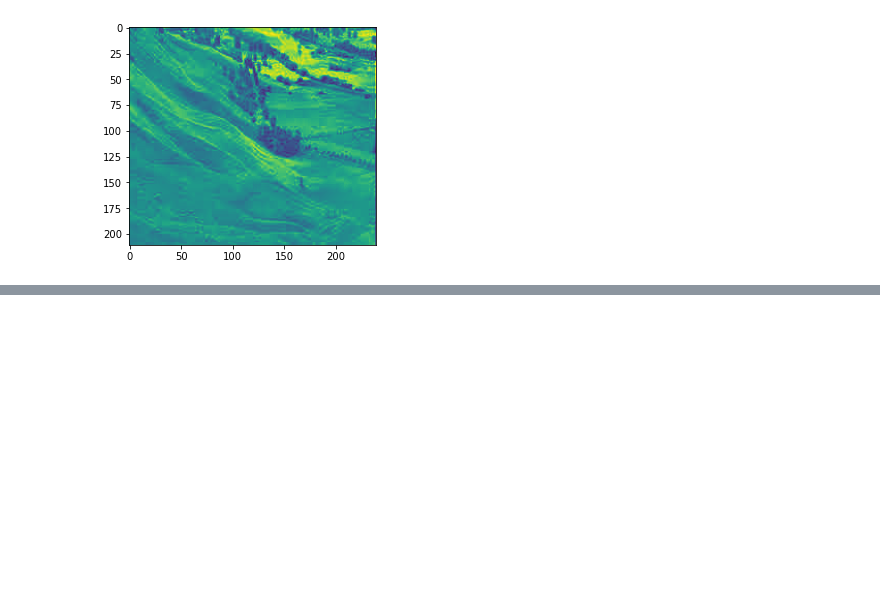
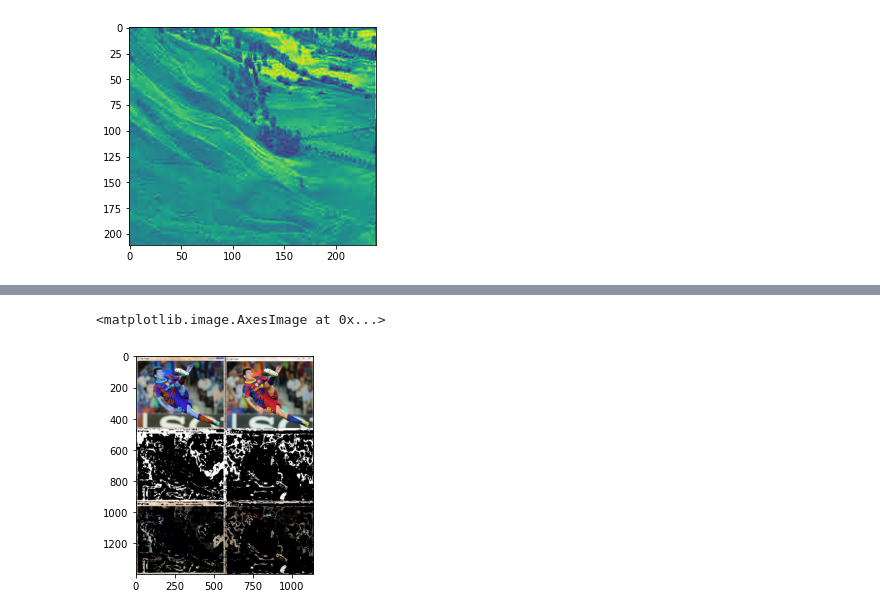
Before and after one commit to ghcn345/OpenCV, a Jupyter notebook: 4-图像处理.ipynb, the cells around one changed output, grey strips where cells are left out. Saved outputs shown, nothing was run; the diff lists cells and outputs as text; code cells hidden in the pictures; blank space fills up the shorter version.

```diff
--- a/4-图像处理.ipynb
+++ b/4-图像处理.ipynb
@@ -807,0 +869,26 @@ plt.imshow(cl1)
+# %%
+# OpenCV的反投影
+
+roi = cv.imread('messi.jpg')
+hsv = cv.cvtColor(roi,cv.COLOR_BGR2HSV)
+target = cv.imread('messi4.jpg')
+hsvt = cv.cvtColor(target,cv.COLOR_BGR2HSV)
+# 计算对象的直方图
+roihist = cv.calcHist([hsv],[0, 1], None, [180, 256], [0, 180, 0, 256] )
+# 直方图归一化并利用反传算法
+cv.normalize(roihist,roihist,0,255,cv.NORM_MINMAX)
+dst = cv.calcBackProject([hsvt],[0,1],roihist,[0,180,0,256],1)
+# 用圆盘进行卷积
+disc = cv.getStructuringElement(cv.MORPH_ELLIPSE,(5,5))
+cv.filter2D(dst,-1,disc,dst)
+# 应用阈值作与操作
+ret,thresh = cv.threshold(dst,50,255,0)
+thresh = cv.merge((thresh,thresh,thresh))
+res = cv.bitwise_and(target,thresh)
+res = np.vstack((target,thresh,res))
+#cv.imwrite('res.jpg',res)
+# %%
+plt.imshow(res)
+# %% [output]
+<matplotlib.image.AxesImage at 0x...>
+[figure, added]
```
Also changed, not shown: parts of 9 cells of this notebook.
